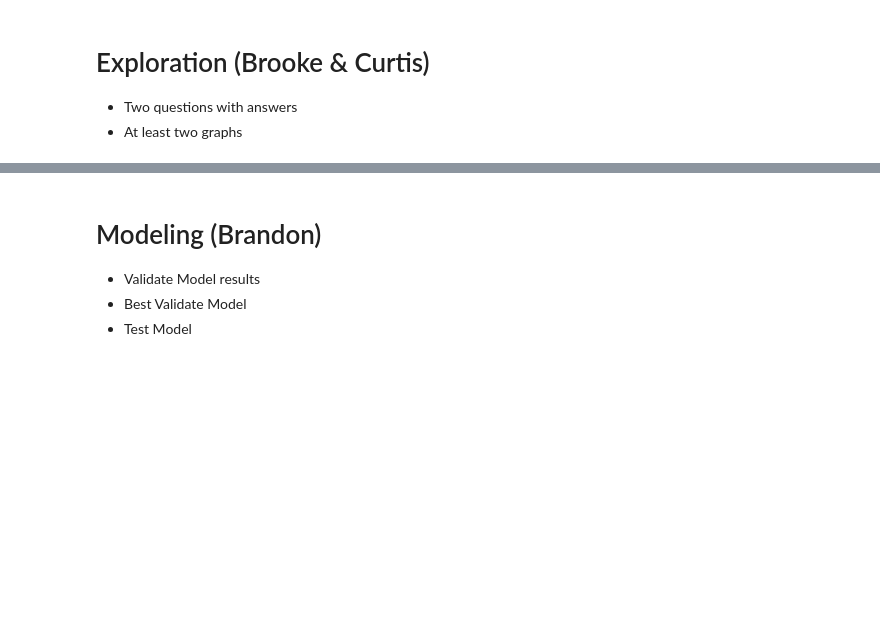
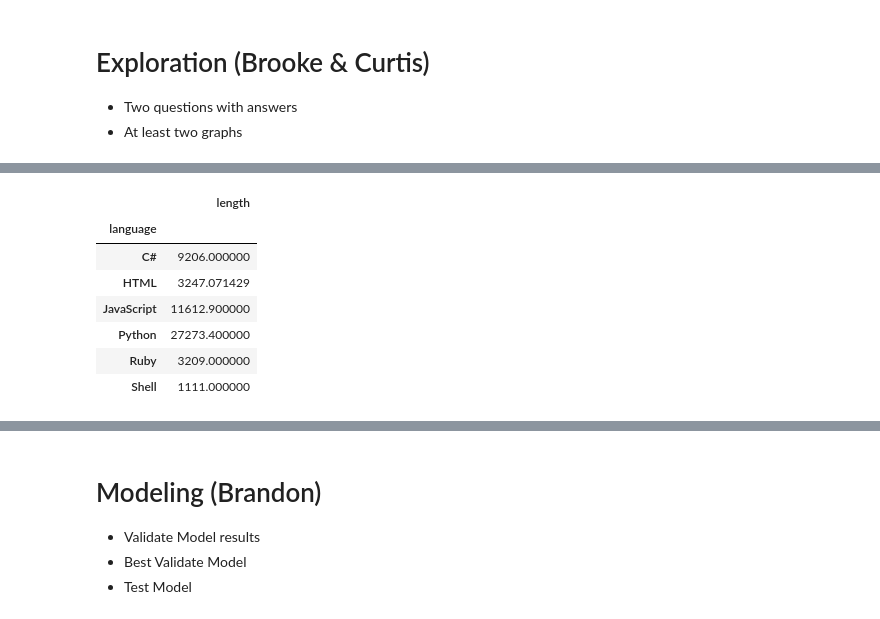
Before and after one commit to codeup-germain/github-code-composition, a Jupyter notebook: final.ipynb, the cells around one changed output, grey strips where cells are left out. Saved outputs shown, nothing was run; the diff lists cells and outputs as text; code cells hidden in the pictures; blank space fills up the shorter version.

```diff
--- a/final.ipynb
+++ b/final.ipynb
@@ -222,0 +337,11 @@ train, validate, test = prepare(acquire())
+# %%
+train.groupby(by = 'language').mean()
+# %% [output]
+|  | length |
+| language |  |
+| C# | 9206.000000 |
+| HTML | 3247.071429 |
+| JavaScript | 11612.900000 |
+| Python | 27273.400000 |
+| Ruby | 3209.000000 |
+| Shell | 1111.000000 |
```
Also changed, not shown: parts of 23 cells of this notebook.
